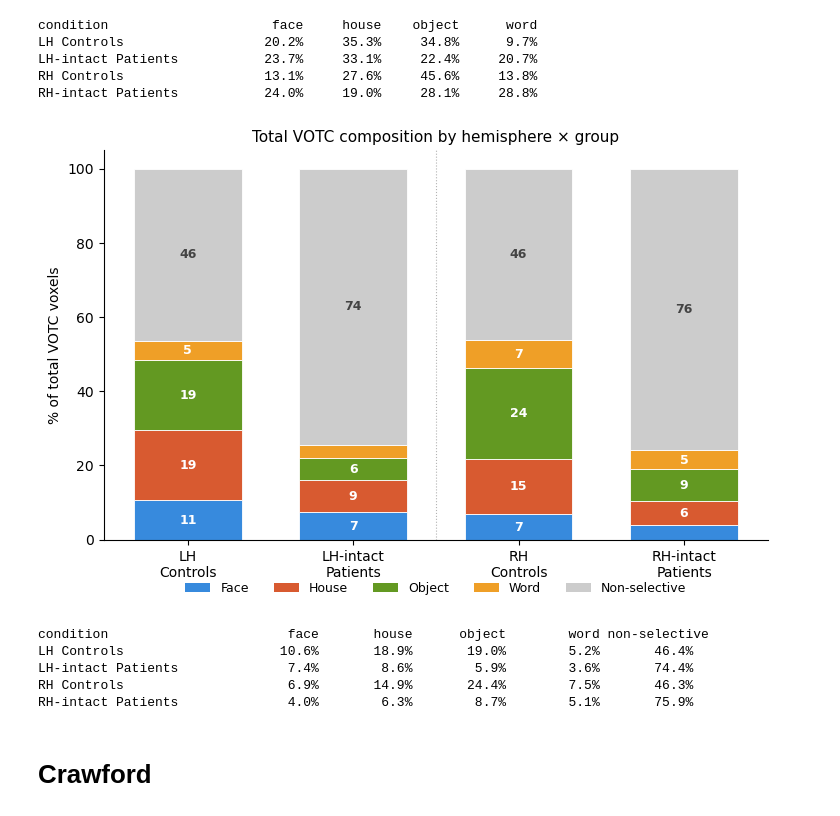
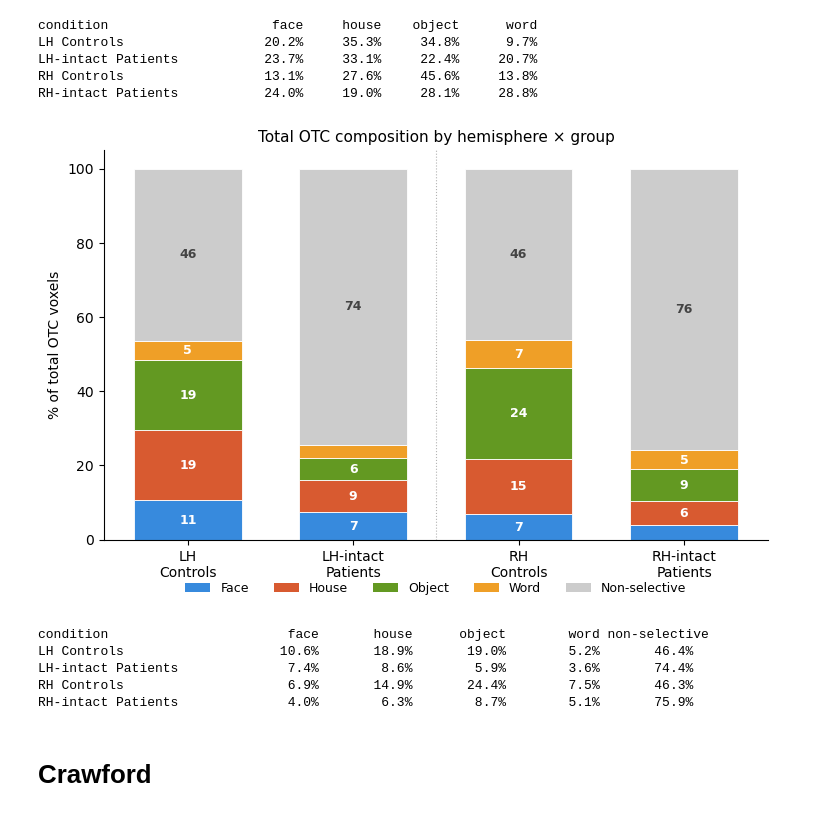
Before and after one commit to cnsimmons/sym_pt, a Jupyter notebook: D_liu/tfce_wta_figure.ipynb, the cells around one changed output. Cells and saved outputs as stored; diff of their text form; code cells hidden in the pictures.

Commit message:
working on figures

```diff
--- a/D_liu/tfce_wta_figure.ipynb
+++ b/D_liu/tfce_wta_figure.ipynb
@@ -231,0 +478,10 @@ for label, clusters in [('Patients > Controls  (territory gains)', GAINS),
+# %%
+word_vol  = nib.load(TFCE_DIR / 'word_r_pt_vs_ctrl'  / 'rand_tfce_corrp_tstat2.nii.gz').get_fdata()
+house_vol = nib.load(TFCE_DIR / 'house_r_pt_vs_ctrl' / 'rand_tfce_corrp_tstat1.nii.gz').get_fdata()
+
+word_sig  = word_vol  > 0.95
+house_sig = house_vol > 0.95
+
+print(f'word_r sig voxels:  {word_sig.sum()}')
+print(f'house_r sig voxels: {house_sig.sum()}')
+print(f'overlap voxels:     {(word_sig & house_sig).sum()}')
@@ -736,7 +982,7 @@ LH-intact Patients           23.7%     33.1%     22.4%     20.7%
 RH Controls                  13.1%     27.6%     45.6%     13.8%
 RH-intact Patients           24.0%     19.0%     28.1%     28.8%
 # %%
-# ─── Total VOTC composition with non-selective: hemi × group ─────────────
+# ─── Total OTC composition with non-selective: hemi × group ─────────────
 from matplotlib.patches import Patch
 
 CATEGORIES = ['face', 'house', 'object', 'word']
@@ -745,7 +991,7 @@ CAT_COLORS = {'face': '#378ADD', 'house': '#D85A30',
 NONSEL_COLOR = '#cccccc'
 
 def composition_full(group_label, hemi):
-    """% of ALL VOTC voxels per category, including non-selective."""
+    """% of ALL OTC voxels per category, including non-selective."""
     per_cat = {c: [] for c in CATEGORIES}
     nonsel = []
     for (sid, h), d in wta_data.items():
@@ -778,36 +1024,36 @@ for i, (grp, hemi, label) in enumerate(CONDITIONS):
                edgecolor='white', linewidth=0.6)
         if mean_pct >= 5:
             text_color = '#444' if c == 'non-selective' else 'white'
             ax.text(i, bottom + mean_pct/2, f'{mean_pct:.0f}',
                     ha='center', va='center', fontsize=9, color=text_color,
                     fontweight='bold')
         bottom += mean_pct
 
 ax.set_xticks(range(len(CONDITIONS)))
 ax.set_xticklabels([c[2] for c in CONDITIONS], fontsize=10)
-ax.set_ylabel('% of total VOTC voxels', fontsize=10)
+ax.set_ylabel('% of total OTC voxels', fontsize=10)
 ax.set_ylim(0, 105)
-ax.set_title('Total VOTC composition by hemisphere × group', fontsize=11)
+ax.set_title('Total OTC composition by hemisphere × group', fontsize=11)
 ax.spines['top'].set_visible(False); ax.spines['right'].set_visible(False)
 ax.axvline(1.5, color='gray', linestyle=':', linewidth=0.8, alpha=0.6)
 
 handles = [Patch(facecolor=STACK_COLORS[c],
                  label=c.capitalize() if c != 'non-selective' else 'Non-selective')
            for c in STACK_ORDER]
 ax.legend(handles=handles, ncol=5, frameon=False, fontsize=9,
           loc='upper center', bbox_to_anchor=(0.5, -0.08))
 plt.tight_layout()
 plt.show()
 
 # Print summary
 print(f"\n{'condition':<24} " + ' '.join(f'{c:>11}' for c in STACK_ORDER))
 for grp, hemi, label in CONDITIONS:
     comp = composition_full(grp, hemi)
     means = [np.nanmean(comp[c]) for c in STACK_ORDER]
     label_flat = label.replace('\n', ' ')
     print(f"{label_flat:<24} " + ' '.join(f'{m:>10.1f}%' for m in means))
 # %% [output]
-[figure, old version]
+[figure, new version]
 condition                       face       house      object        word non-selective
 LH Controls                    10.6%       18.9%       19.0%        5.2%       46.4%
 LH-intact Patients              7.4%        8.6%        5.9%        3.6%       74.4%
```
Also changed, not shown: parts of 5 cells of this notebook.
